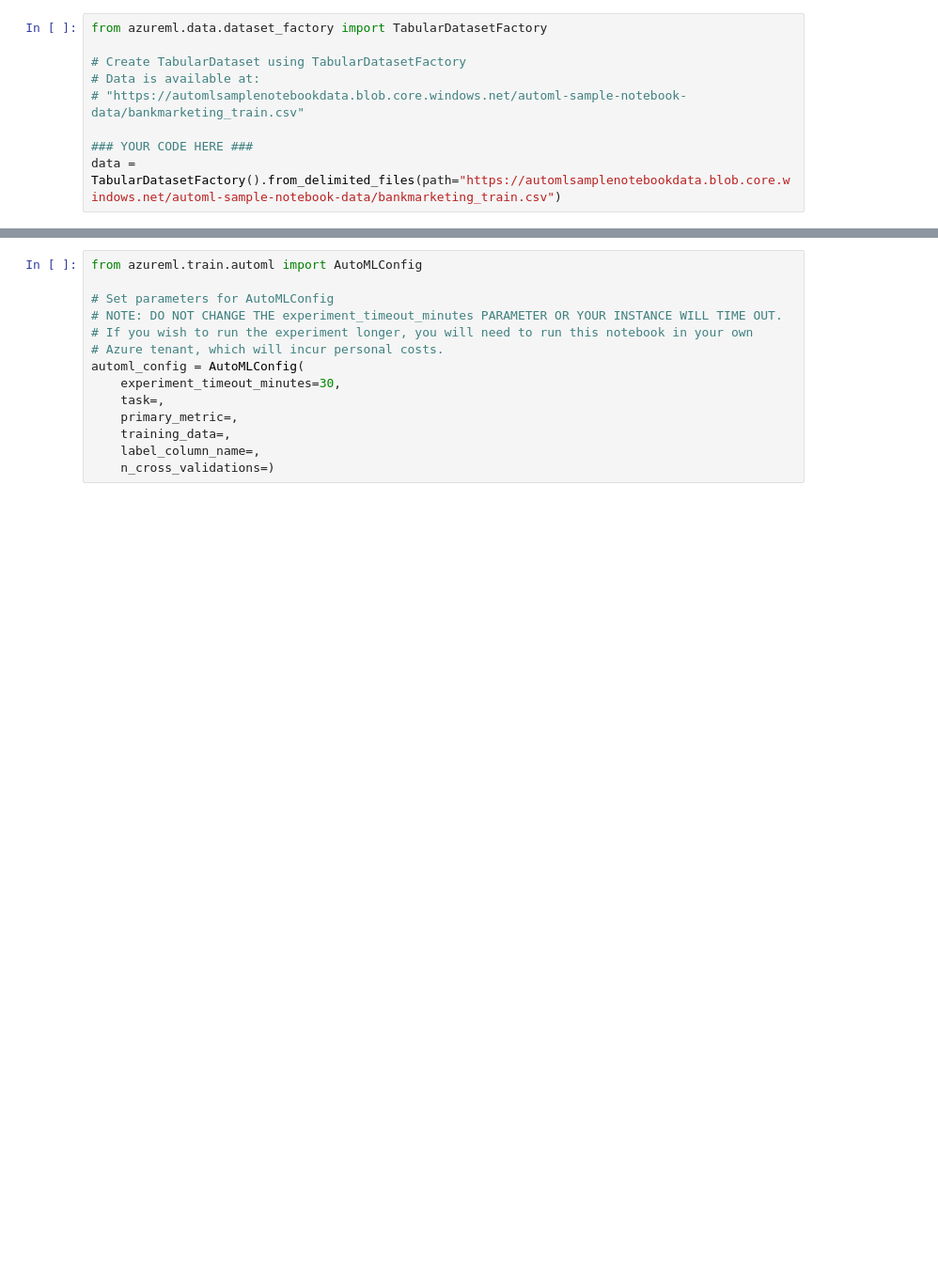
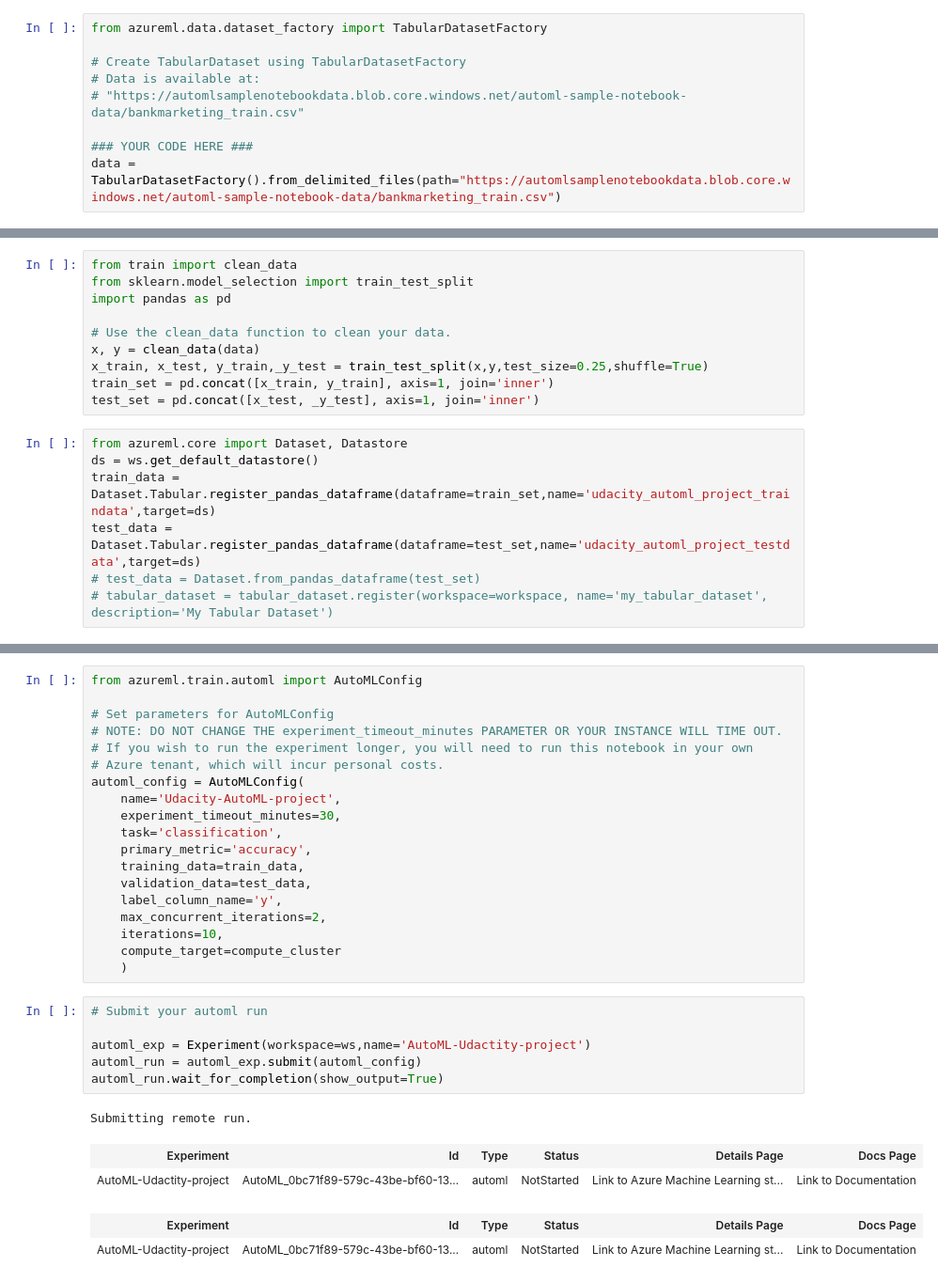
Before and after one commit to S-Kalyan/AZMLND_project1, a Jupyter notebook: udacity-project.ipynb, the cells around one changed output, grey strips where cells are left out. Shown: that part at 94% size. Cells and saved outputs as stored; diff of their text form; blank space fills up the shorter version.

Commit message:
Completed project and updated readme.md

```diff
--- a/udacity-project.ipynb
+++ b/udacity-project.ipynb
@@ -125,0 +145,17 @@ ModuleNotFoundError: No module named 'training'
+# %%
+from train import clean_data
+from sklearn.model_selection import train_test_split
+import pandas as pd
+
+# Use the clean_data function to clean your data.
+x, y = clean_data(data)
+x_train, x_test, y_train,_y_test = train_test_split(x,y,test_size=0.25,shuffle=True)
+train_set = pd.concat([x_train, y_train], axis=1, join='inner')
+test_set = pd.concat([x_test, _y_test], axis=1, join='inner')
+# %%
+from azureml.core import Dataset, Datastore
+ds = ws.get_default_datastore()
+train_data = Dataset.Tabular.register_pandas_dataframe(dataframe=train_set,name='udacity_automl_project_traindata',target=ds)
+test_data = Dataset.Tabular.register_pandas_dataframe(dataframe=test_set,name='udacity_automl_project_testdata',target=ds)
+# test_data = Dataset.from_pandas_dataframe(test_set)
+# tabular_dataset = tabular_dataset.register(workspace=workspace, name='my_tabular_dataset', description='My Tabular Dataset')
@@ -131,9 +185,26 @@ from azureml.train.automl import AutoMLConfig
 # If you wish to run the experiment longer, you will need to run this notebook in your own
 # Azure tenant, which will incur personal costs.
 automl_config = AutoMLConfig(
+    name='Udacity-AutoML-project',
     experiment_timeout_minutes=30,
-    task=,
-    primary_metric=,
-    training_data=,
-    label_column_name=,
-    n_cross_validations=)
+    task='classification',
+    primary_metric='accuracy',
+    training_data=train_data,
+    validation_data=test_data,
+    label_column_name='y',
+    max_concurrent_iterations=2,
+    iterations=10,
+    compute_target=compute_cluster
+    )
+# %%
+# Submit your automl run
+
+automl_exp = Experiment(workspace=ws,name='AutoML-Udactity-project')
+automl_run = automl_exp.submit(automl_config)
+automl_run.wait_for_completion(show_output=True)
+# %% [output]
+Submitting remote run.
+| Experiment | Id | Type | Status | Details Page | Docs Page |
+| AutoML-Udactity-project | AutoML_0bc71f89-579c-43be-bf60-13... | automl | NotStarted | Link to Azure Machine Learning st... | Link to Documentation |
+| Experiment | Id | Type | Status | Details Page | Docs Page |
+| AutoML-Udactity-project | AutoML_0bc71f89-579c-43be-bf60-13... | automl | NotStarted | Link to Azure Machine Learning st... | Link to Documentation |
```
Also changed, not shown: parts of 16 cells of this notebook, 3 other files.
